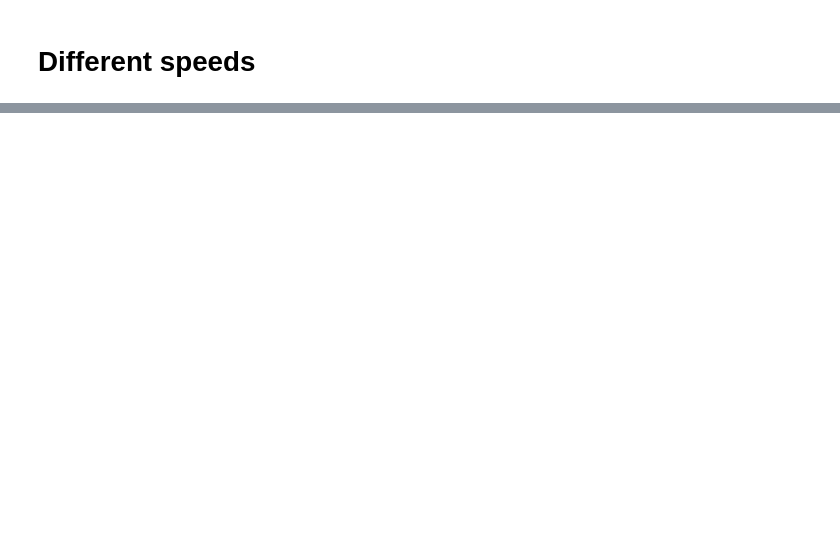
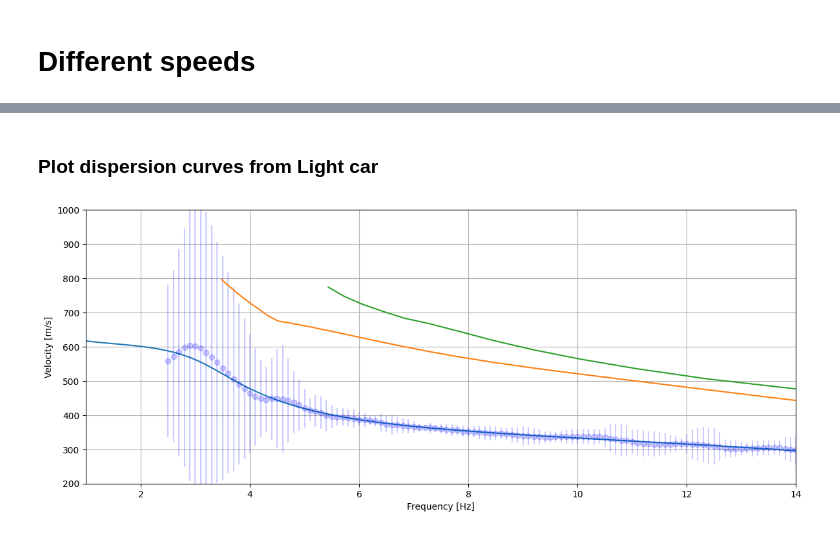
Before and after one commit to jingxiaoliu/das_diff_veh, a Jupyter notebook: inversion.ipynb, the cells around one changed output, grey strips where cells are left out. Drawn from its saved outputs; the diff is of its cells as text; code cells hidden in the pictures; blank space fills up the shorter version.

```diff
--- a/inversion.ipynb
+++ b/inversion.ipynb
@@ -488,0 +599,25 @@ plot_disp_curves(data_sizes['freqs'], data_sizes['vels_small'])
+# %% [markdown]
+### Plot dispersion curves from Light car
+# %%
+# show = 'percentage'
+show = 'best'
+percent = 30
+stride = 20
+f1 = 1.0  # from 1.0 Hz
+f2 = 14.0 # to 14.0 Hz
+
+fig, ax = plt.subplots(figsize=(12,5))
+
+plot_curve(disp_curves_light[0], color='b', alpha=0.2)
+plot_predicted_curve(res_light, np.linspace(1/f2, 1/f1, 100), 0, 'rayleigh', 'phase', show=show, percent=percent, ax=ax, stride=stride, plot_args={"xaxis": "frequency", "cmap":'Greens_r'})
+plot_predicted_curve(res_light, np.linspace(1/f2, 1/f1, 100), 1, 'rayleigh', 'phase', show=show, percent=percent, ax=ax, stride=stride, plot_args={"xaxis": "frequency", "cmap":'Greens_r'})
+plot_predicted_curve(res_light, np.linspace(1/f2, 1/f1, 100), 2, 'rayleigh', 'phase', show=show, percent=percent, ax=ax, stride=stride, plot_args={"xaxis": "frequency", "cmap":'Greens_r'})
+
+ax.set_xlim([f1, f2])
+ax.set_ylim([200, 1000])
+ax.grid()
+ax.set_ylabel('Velocity [m/s]')
+plt.tight_layout(pad=1.0)
+plt.show()
+# %% [output]
+[figure, added]
```
Also changed, not shown: parts of 15 cells of this notebook, 2 other files.
